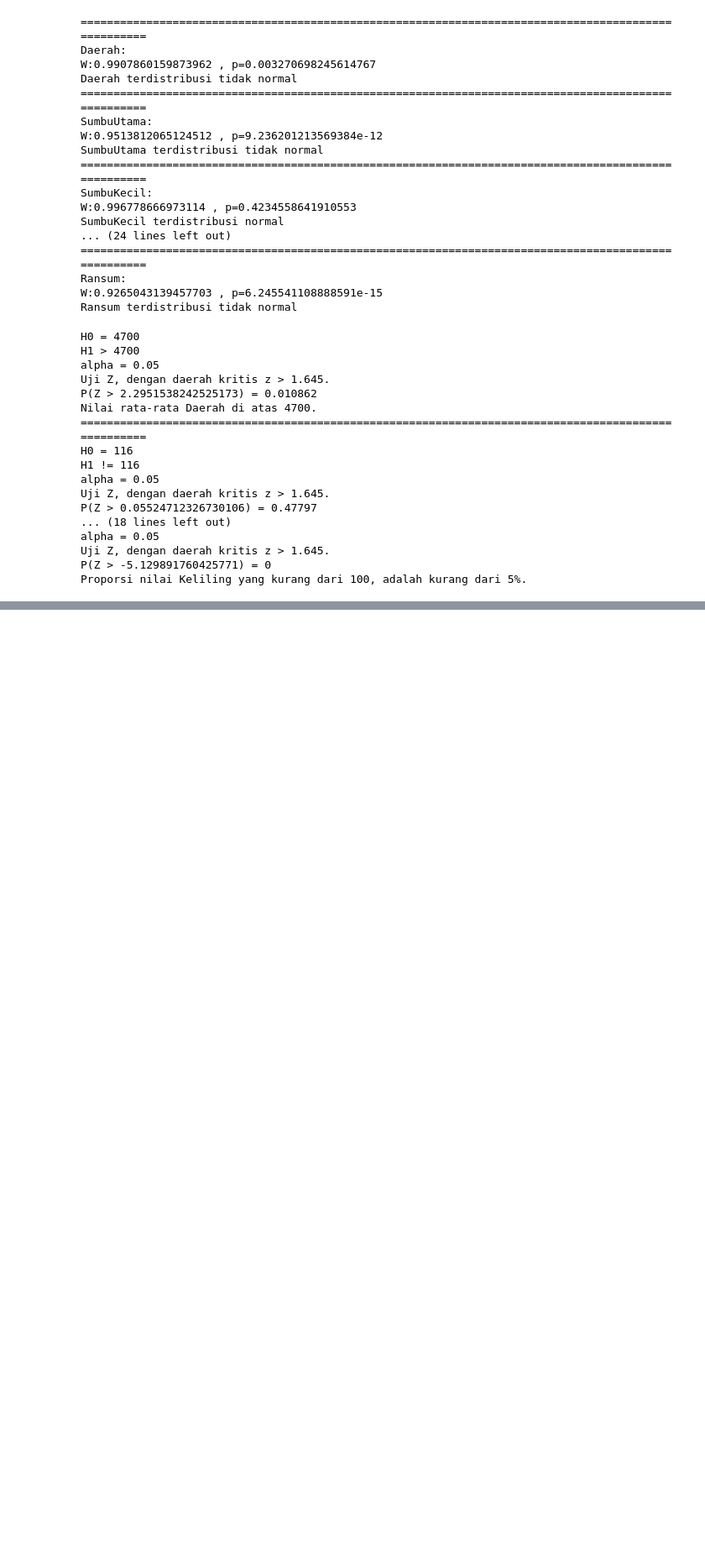
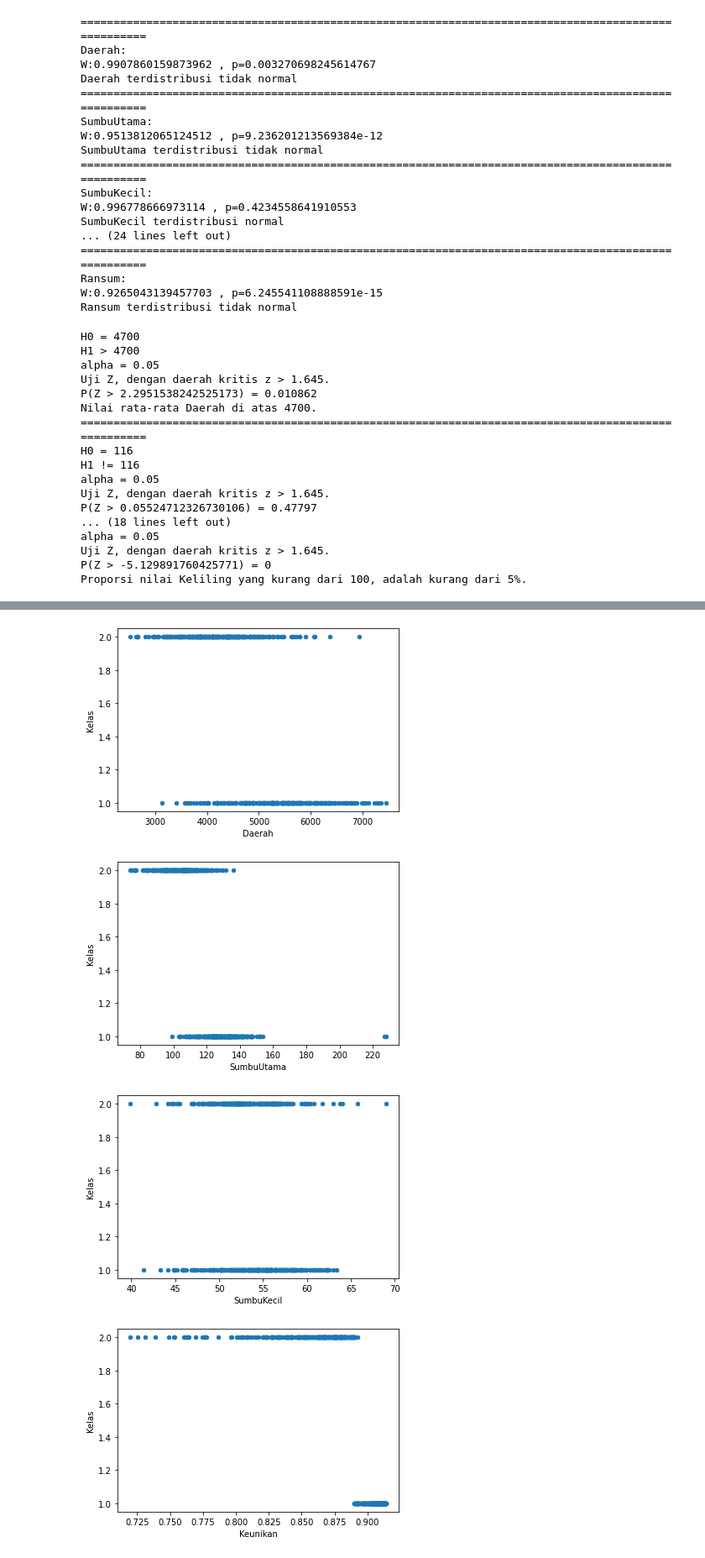
Before and after one commit to mgstabrani/tubes-probstat, a Jupyter notebook: 03-T1-IF2220-13519111.ipynb, the cells around one changed output, grey strips where cells are left out. Shown: that part at 84% size. Drawn from its saved outputs; the diff is of its cells as text; code cells hidden in the pictures; blank space fills up the shorter version.

```diff
--- a/03-T1-IF2220-13519111.ipynb
+++ b/03-T1-IF2220-13519111.ipynb
@@ -44,7 +44,7 @@ for i in range(jumlah_data):
     data['Keliling'][i] = float(clearNewLine(file[i][8]))
     data['Bulatan'][i] = float(clearNewLine(file[i][9]))
     data['Ransum'][i] = float(clearNewLine(file[i][10]))
-    data['Kelas'][i] = clearNewLine(file[i][11])
+    data['Kelas'][i] = int(clearNewLine(file[i][11]))
 
 numerik_data = ['Daerah','SumbuUtama','SumbuKecil','Keunikan','AreaBulatan','Diameter','KadarAir','Keliling','Bulatan','Ransum']
 
@@ -334,3 +338,27 @@ alpha = 0.05
 Uji Z, dengan daerah kritis z > 1.645.
 P(Z > -5.129891760425771) = 0
 Proporsi nilai Keliling yang kurang dari 100, adalah kurang dari 5%.
+# %%
+#No 6 Test korelasi: tentukan apakah setiap kolom non-target berkorelasi dengan kolom target,
+#dengan menggambarkan juga scatter plot nya. Gunakan correlation test.
+
+#Menggambar scatter plot
+def scatterPlot(atribut):
+    df.plot(kind="scatter", x=atribut, y="Kelas")
+
+#Menentukan koefisien korelasi dan korelasi kolom non-target dengan kolom target
+def correlationTest(atribut):
+    coefficientCorrelation = df[atribut].corr(df['Kelas'])
+    print("Koefisian korelasi kolom", atribut, "dan Kelas =",coefficientCorrelation)
+    if(coefficientCorrelation >= -0.5 and coefficientCorrelation <= 0.5):
+        print("Kolom", atribut, "dan Kelas tidak berkorelasi.")
+    else:
+        if(coefficientCorrelation > 0.5):
+            print("Kolom", atribut, "dan Kelas berbanding lurus.")
+        else:
+            print("Kolom", atribut, "dan Kelas berbanding terbalik")
+# %%
+#No 6 menentukan korelasi
+for kolom in numerik_data:
+    print(100*"=")
+    correlationTest(kolom)
@@ -336,0 +383,9 @@ Proporsi nilai Keliling yang kurang dari 100, adalah kurang dari 5%.
+# %%
+#No 6 gambar scatter plot
+for kolom in numerik_data:
+    scatterPlot(kolom)
+# %% [output]
+[figure, added]
+[figure, added]
+[figure, added]
+[figure, added]
```
Also changed, not shown: parts of 7 cells of this notebook.
